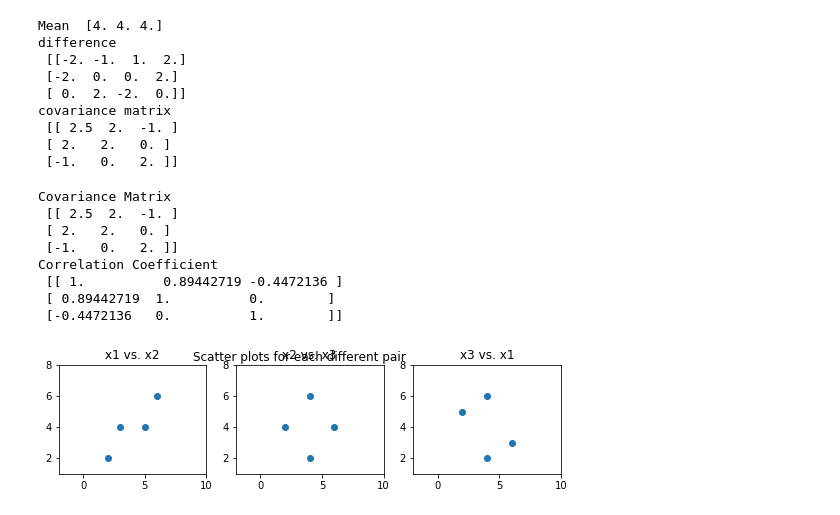
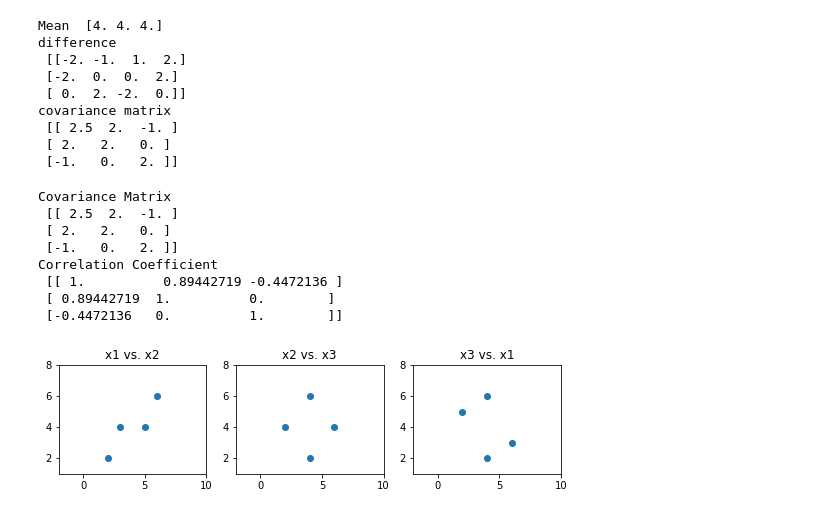
Before and after one commit to junji64/Introduction-to-Pattern-Recognition, a Jupyter notebook: 4. Random Variable & Probability Distribution.ipynb, the cells around one changed output. Drawn from its saved outputs; the diff is of its cells as text; code cells hidden in the pictures.

```diff
--- a/4. Random Variable & Probability Distribution.ipynb
+++ b/4. Random Variable & Probability Distribution.ipynb
@@ -286,28 +286,28 @@ covariance matrix
 # %%
 print("Covariance Matrix \n", np.cov(X, ddof=0))
 print("Correlation Coefficient \n", np.corrcoef(X))
 fig, (ax1, ax2, ax3) = plt.subplots(1, 3, figsize=(9,2))
-fig.suptitle('Scatter plots for each different pair ')
+# fig.suptitle('Scatter plots for each different pair ')
 ax1.scatter(X[0,:],X[1,:])
 ax1.set_xlim(-2,10)
 ax1.set_ylim(1,8)
 ax1.set_title("x1 vs. x2")
 ax2.scatter(X[1,:],X[2,:])
 ax2.set_xlim(-2,10)
 ax2.set_ylim(1,8)
 ax2.set_title("x2 vs. x3")
 ax3.scatter(X[2,:],X[0,:])
 ax3.set_xlim(-2,10)
 ax3.set_ylim(1,8)
 ax3.set_title("x3 vs. x1")
 plt.show()
 # %% [output]
 Covariance Matrix
  [[ 2.5  2.  -1. ]
  [ 2.   2.   0. ]
  [-1.   0.   2. ]]
 Correlation Coefficient
  [[ 1.          0.89442719 -0.4472136 ]
  [ 0.89442719  1.          0.        ]
  [-0.4472136   0.          1.        ]]
-[figure, old version]
+[figure, new version]
```
Also changed, not shown: parts of 1 cell of this notebook.
